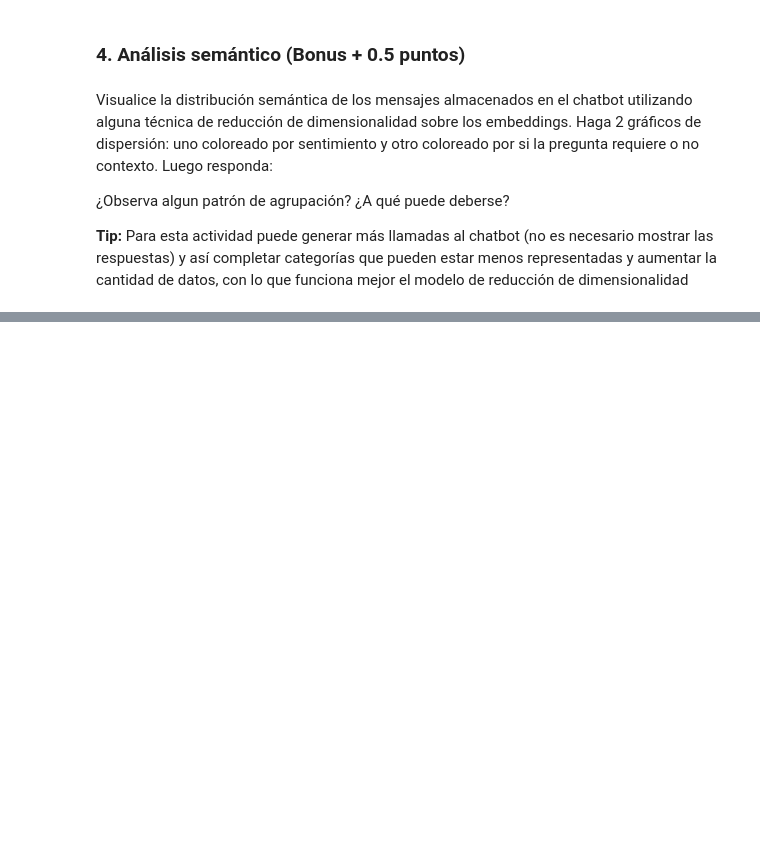
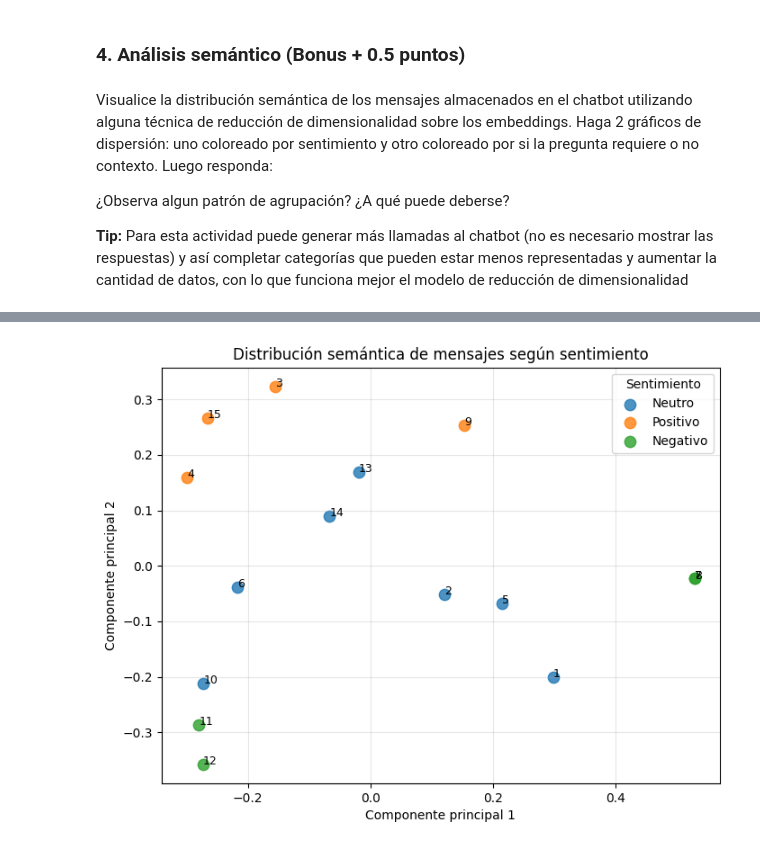
Before and after one commit to matisweet/MDS7202, a Jupyter notebook: labs/lab-10/Lab10_enunciado.ipynb, the cells around one changed output, grey strips where cells are left out. Drawn from its saved outputs; the diff is of its cells as text; code cells hidden in the pictures; blank space fills up the shorter version.

```diff
--- a/labs/lab-10/Lab10_enunciado.ipynb
+++ b/labs/lab-10/Lab10_enunciado.ipynb
@@ -214,0 +1366,2 @@ Pruebe su función o chain con ejemplos
+# %%
+hyde_chain = hyde_prompt | hyde_llm | RunnableLambda(respuesta_a_texto)
@@ -284,0 +1962,19 @@ Debe demostrar que:
+# %%
+print("Cantidad de mensajes en historial:", len(chatbot_35.messages))
+print("Cantidad de sentimientos detectados:", len(chatbot_35.sentiments))
+print("Cantidad de intenciones detectadas:", len(chatbot_35.intentions))
+print("Cantidad de embeddings guardados:", len(chatbot_35.embeddings))
+
+print("\nSentimientos detectados:")
+for i, sentiment in enumerate(chatbot_35.sentiments, start=1):
+    print(f"Mensaje {i}: {sentiment}")
+
+print("\nIntenciones detectadas:")
+for i, intention in enumerate(chatbot_35.intentions, start=1):
+    print(f"Mensaje {i}: {intention}")
+
+print("\nLogs de decisiones:")
+for i, log in enumerate(chatbot_35.logs, start=1):
+    print("=" * 100)
+    print(f"Mensaje {i}")
+    print(log)
@@ -296,0 +2068,25 @@ Visualice la distribución semántica de los mensajes almacenados en el chatbot
+# %%
+plt.figure(figsize=(8, 6))
+
+for sentiment in df_embeddings["sentiment"].unique():
+    subset = df_embeddings[df_embeddings["sentiment"] == sentiment]
+
+    plt.scatter(
+        subset["x"],
+        subset["y"],
+        label=sentiment,
+        s=80,
+        alpha=0.8,
+    )
+
+    for _, row in subset.iterrows():
+        plt.text(row["x"], row["y"], str(row["mensaje"]), fontsize=9)
+
+plt.title("Distribución semántica de mensajes según sentimiento")
+plt.xlabel("Componente principal 1")
+plt.ylabel("Componente principal 2")
+plt.legend(title="Sentimiento")
+plt.grid(alpha=0.3)
+plt.show()
+# %% [output]
+[figure, added]
```
Also changed, not shown: parts of 112 cells of this notebook, 4 other files.
